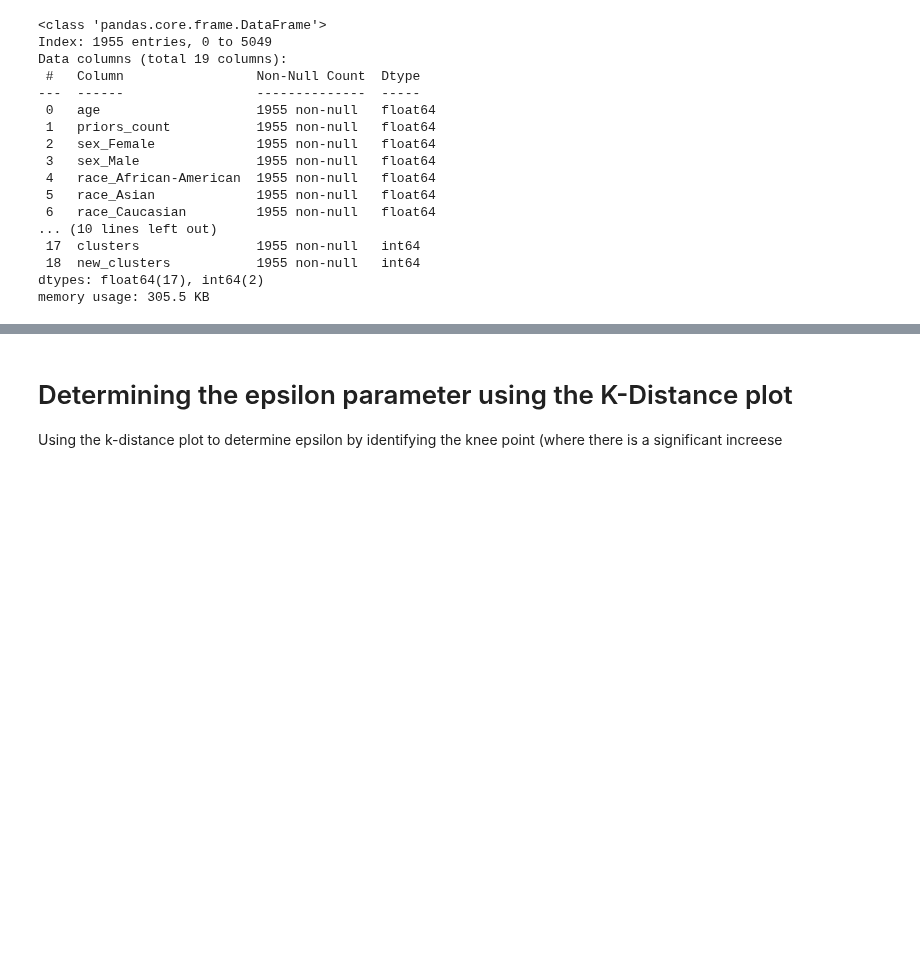
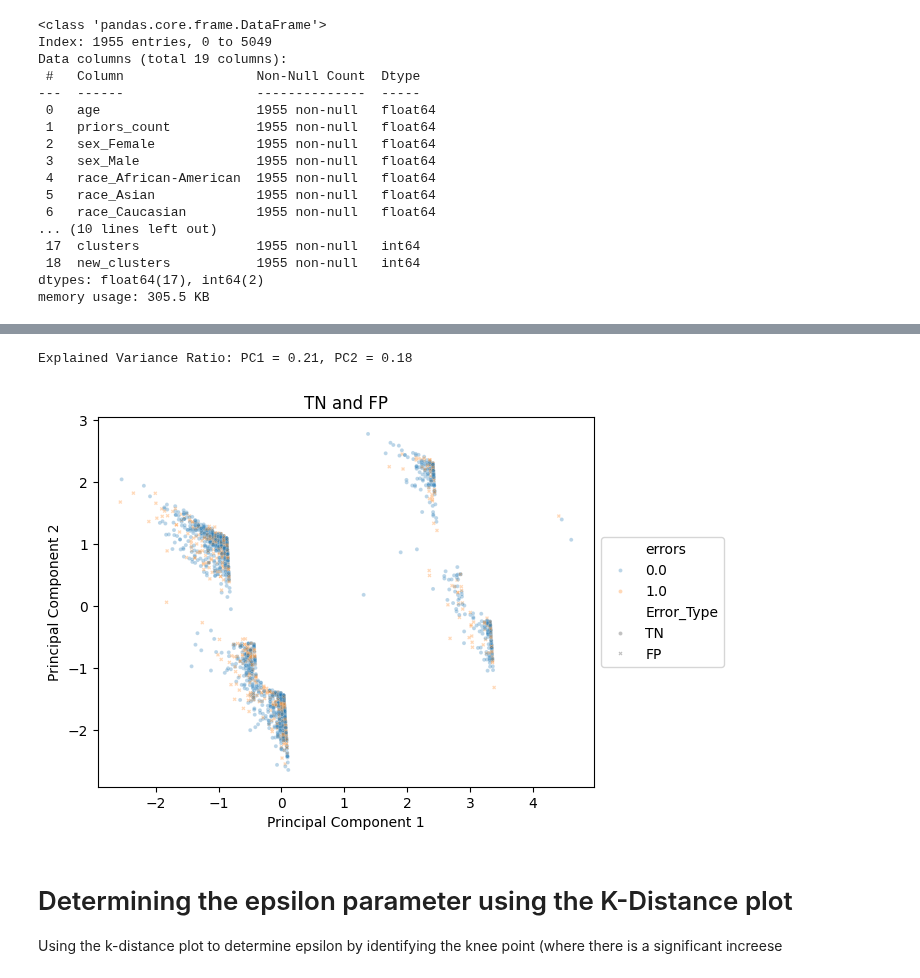
Before and after one commit to MDankloff/ClusterCompas, a Jupyter notebook: COMPAS_Clustering_DBSCAN_clean_utils.ipynb, the cells around one changed output, grey strips where cells are left out. Cells and saved outputs as stored; diff of their text form; code cells hidden in the pictures; blank space fills up the shorter version.

```diff
--- a/COMPAS_Clustering_DBSCAN_clean_utils.ipynb
+++ b/COMPAS_Clustering_DBSCAN_clean_utils.ipynb
@@ -354,0 +360,5 @@ memory usage: 305.5 KB
+# %%
+pca_plot(data_tn_fp, title="TN and FP", hue='errors', s=8)
+# %% [output]
+Explained Variance Ratio: PC1 = 0.21, PC2 = 0.18
+[figure, added]
```
Also changed, not shown: parts of 14 cells of this notebook.
